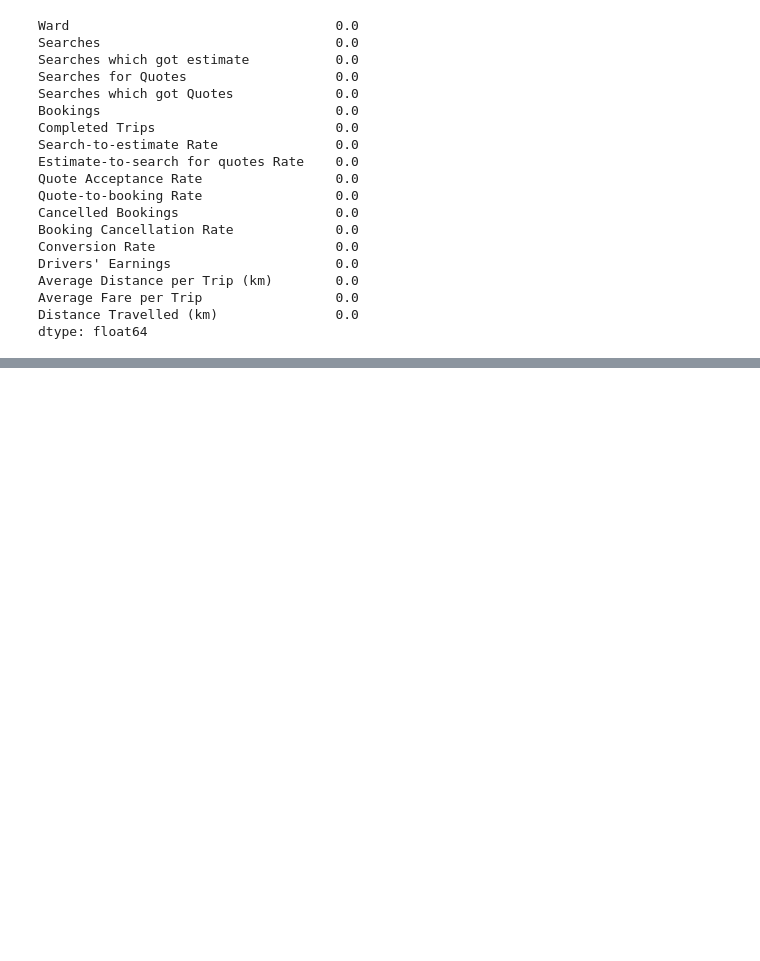
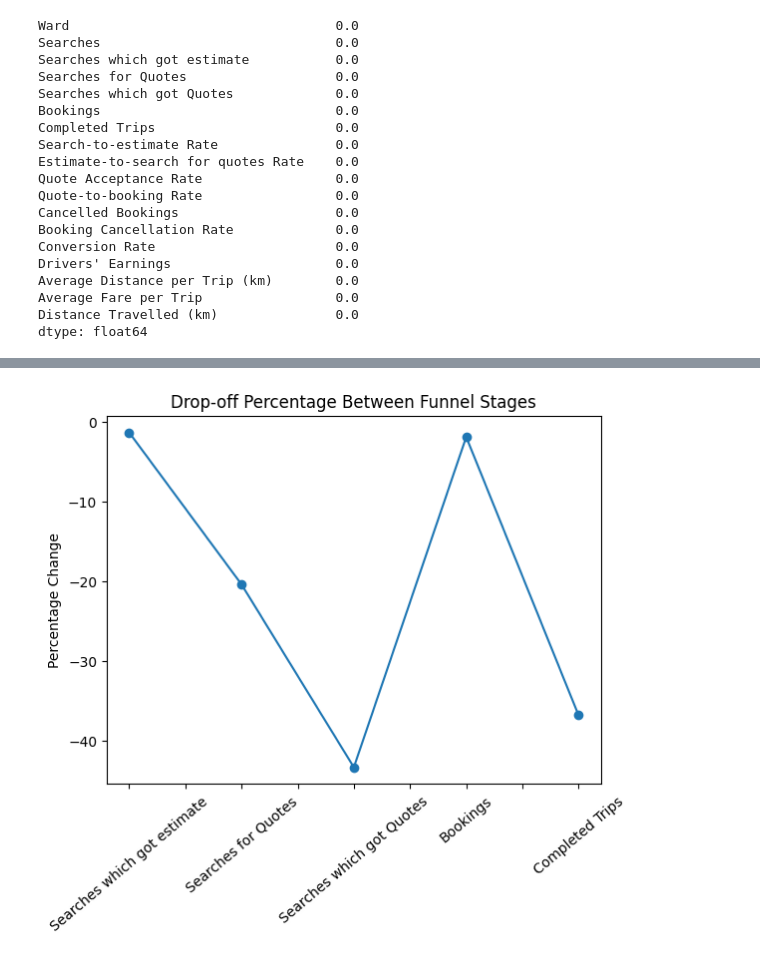
Before and after one commit to debjit11/Namma-Yatri-and-Uber-Analysis, a Jupyter notebook: yarti_main.ipynb, the cells around one changed output, grey strips where cells are left out. Saved outputs shown, nothing was run; the diff lists cells and outputs as text; code cells hidden in the pictures; blank space fills up the shorter version.

```diff
--- a/yarti_main.ipynb
+++ b/yarti_main.ipynb
@@ -107,0 +135,10 @@ df.head()
+# %%
+drop_off = df[funnel_cols].sum().pct_change() * 100
+
+drop_off.plot(marker='o')
+plt.title("Drop-off Percentage Between Funnel Stages")
+plt.ylabel("Percentage Change")
+plt.xticks(rotation=40)
+plt.show()
+# %% [output]
+[figure, added]
```
Also changed, not shown: parts of 2 cells of this notebook.
